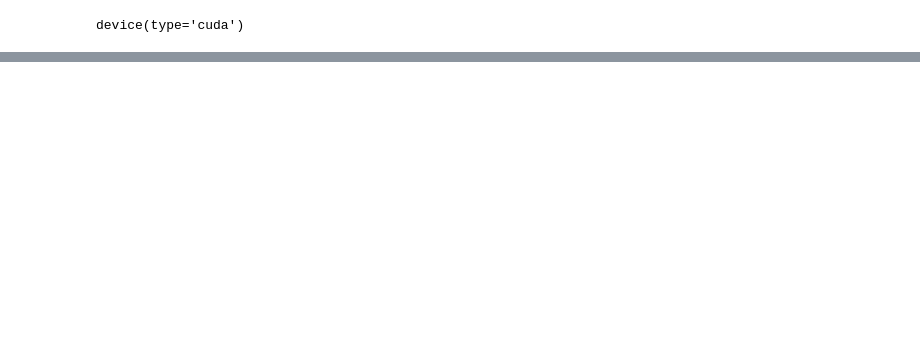
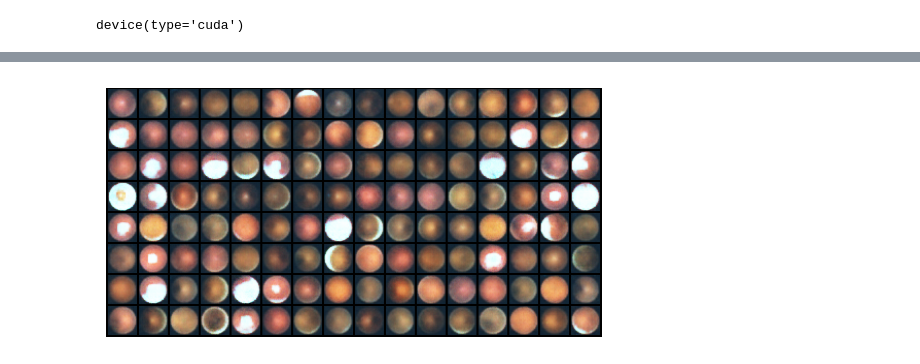
Before and after one commit to scotsun/clear-vae, a Jupyter notebook: contrastive-vae/medmnist_expr.ipynb, the cells around one changed output, grey strips where cells are left out. Saved outputs shown, nothing was run; the diff lists cells and outputs as text; code cells hidden in the pictures; blank space fills up the shorter version.

```diff
--- a/contrastive-vae/medmnist_expr.ipynb
+++ b/contrastive-vae/medmnist_expr.ipynb
@@ -130,0 +181,11 @@ gMIG: 0.043
+# %%
+X, _ = next(iter(test_loader))
+X = X.to(device)
+vae.eval()
+X_hat, _, _ = vae(X.clone(), explicit=True)
+
+plt.imshow(make_grid(X_hat, nrow=16).permute(1, 2, 0).cpu())
+plt.axis('off')
+plt.show()
+# %% [output]
+[figure, added]
```
Also changed, not shown: parts of 19 cells of this notebook, 3 other files.
